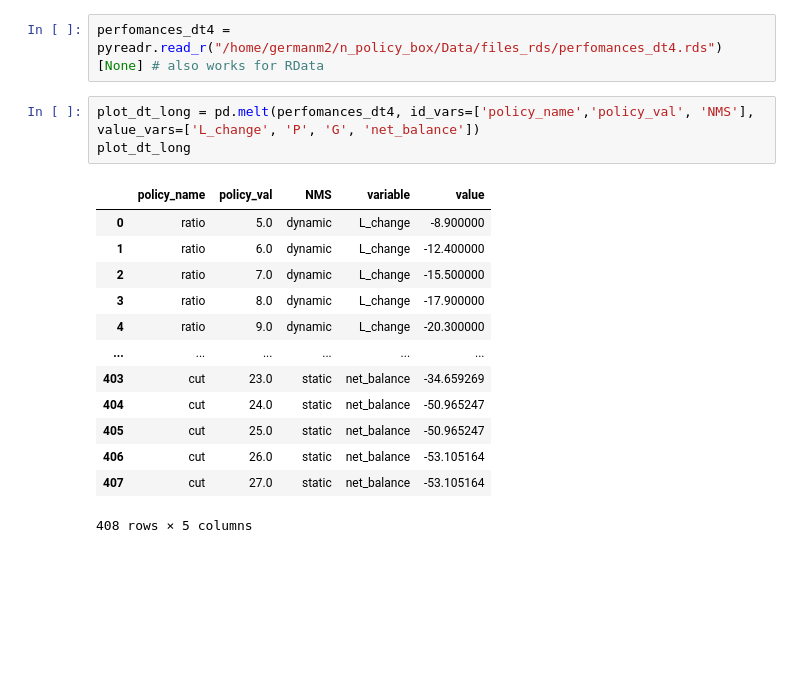
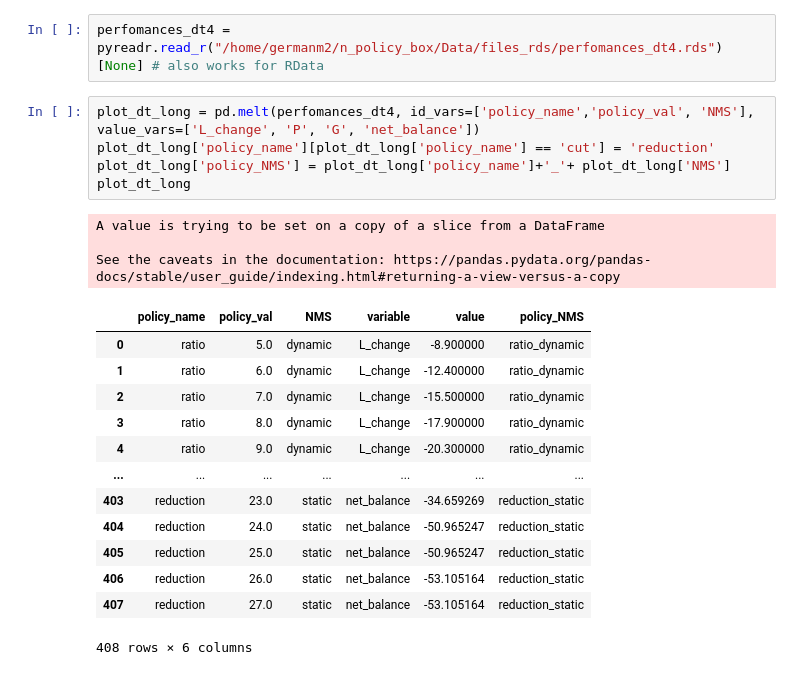
Before and after one commit to germanmandrini/n_policy, a Jupyter notebook: Codes/5b_value_policies_comp.ipynb, the cells around one changed output. Cells and saved outputs as stored; diff of their text form; blank space fills up the shorter version.

```diff
--- a/Codes/5b_value_policies_comp.ipynb
+++ b/Codes/5b_value_policies_comp.ipynb
@@ -16,21 +11,26 @@ Note: you may need to restart the kernel to use updated packages.
 perfomances_dt4 = pyreadr.read_r("/home/germanm2/n_policy_box/Data/files_rds/perfomances_dt4.rds")[None] # also works for RData
 # %%
 plot_dt_long = pd.melt(perfomances_dt4, id_vars=['policy_name','policy_val', 'NMS'], value_vars=['L_change', 'P', 'G', 'net_balance'])
+plot_dt_long['policy_name'][plot_dt_long['policy_name'] == 'cut'] = 'reduction'
+plot_dt_long['policy_NMS'] = plot_dt_long['policy_name']+'_'+ plot_dt_long['NMS']
 plot_dt_long
 # %% [output]
+A value is trying to be set on a copy of a slice from a DataFrame
+
+See the caveats in the documentation: https://pandas.pydata.org/pandas-docs/stable/user_guide/indexing.html#returning-a-view-versus-a-copy
-|  | policy_name | policy_val | NMS | variable | value |
-| 0 | ratio | 5.0 | dynamic | L_change | -8.900000 |
-| 1 | ratio | 6.0 | dynamic | L_change | -12.400000 |
-| 2 | ratio | 7.0 | dynamic | L_change | -15.500000 |
-| 3 | ratio | 8.0 | dynamic | L_change | -17.900000 |
-| 4 | ratio | 9.0 | dynamic | L_change | -20.300000 |
-| ... | ... | ... | ... | ... | ... |
-| 403 | cut | 23.0 | static | net_balance | -34.659269 |
-| 404 | cut | 24.0 | static | net_balance | -50.965247 |
-| 405 | cut | 25.0 | static | net_balance | -50.965247 |
-| 406 | cut | 26.0 | static | net_balance | -53.105164 |
-| 407 | cut | 27.0 | static | net_balance | -53.105164 |
+|  | policy_name | policy_val | NMS | variable | value | policy_NMS |
+| 0 | ratio | 5.0 | dynamic | L_change | -8.900000 | ratio_dynamic |
+| 1 | ratio | 6.0 | dynamic | L_change | -12.400000 | ratio_dynamic |
+| 2 | ratio | 7.0 | dynamic | L_change | -15.500000 | ratio_dynamic |
+| 3 | ratio | 8.0 | dynamic | L_change | -17.900000 | ratio_dynamic |
+| 4 | ratio | 9.0 | dynamic | L_change | -20.300000 | ratio_dynamic |
+| ... | ... | ... | ... | ... | ... | ... |
+| 403 | reduction | 23.0 | static | net_balance | -34.659269 | reduction_static |
+| 404 | reduction | 24.0 | static | net_balance | -50.965247 | reduction_static |
+| 405 | reduction | 25.0 | static | net_balance | -50.965247 | reduction_static |
+| 406 | reduction | 26.0 | static | net_balance | -53.105164 | reduction_static |
+| 407 | reduction | 27.0 | static | net_balance | -53.105164 | reduction_static |
-408 rows × 5 columns
+408 rows × 6 columns
 # %%
 # importing packages
 import seaborn
```
Also changed, not shown: parts of 7 cells of this notebook, 2 other files.
